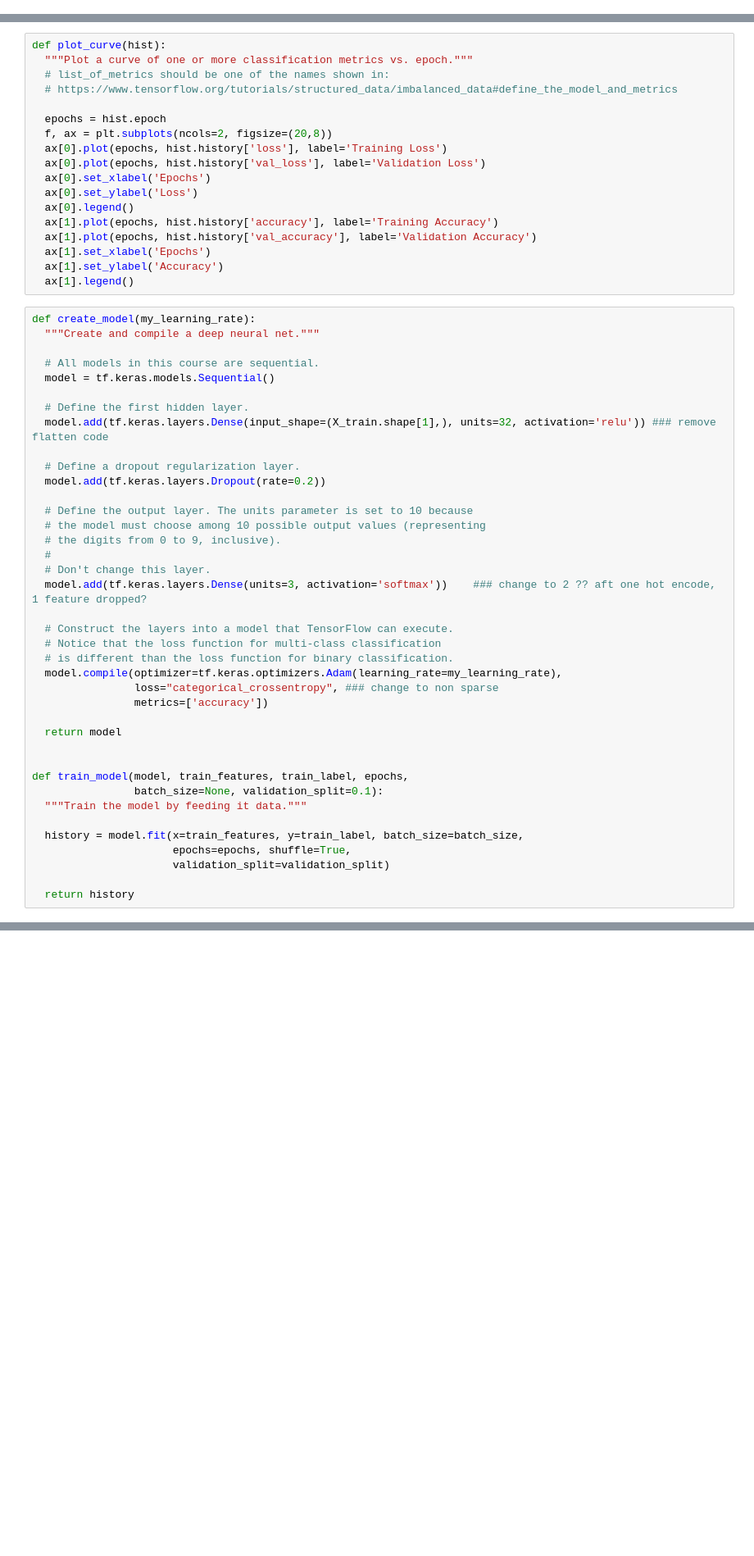
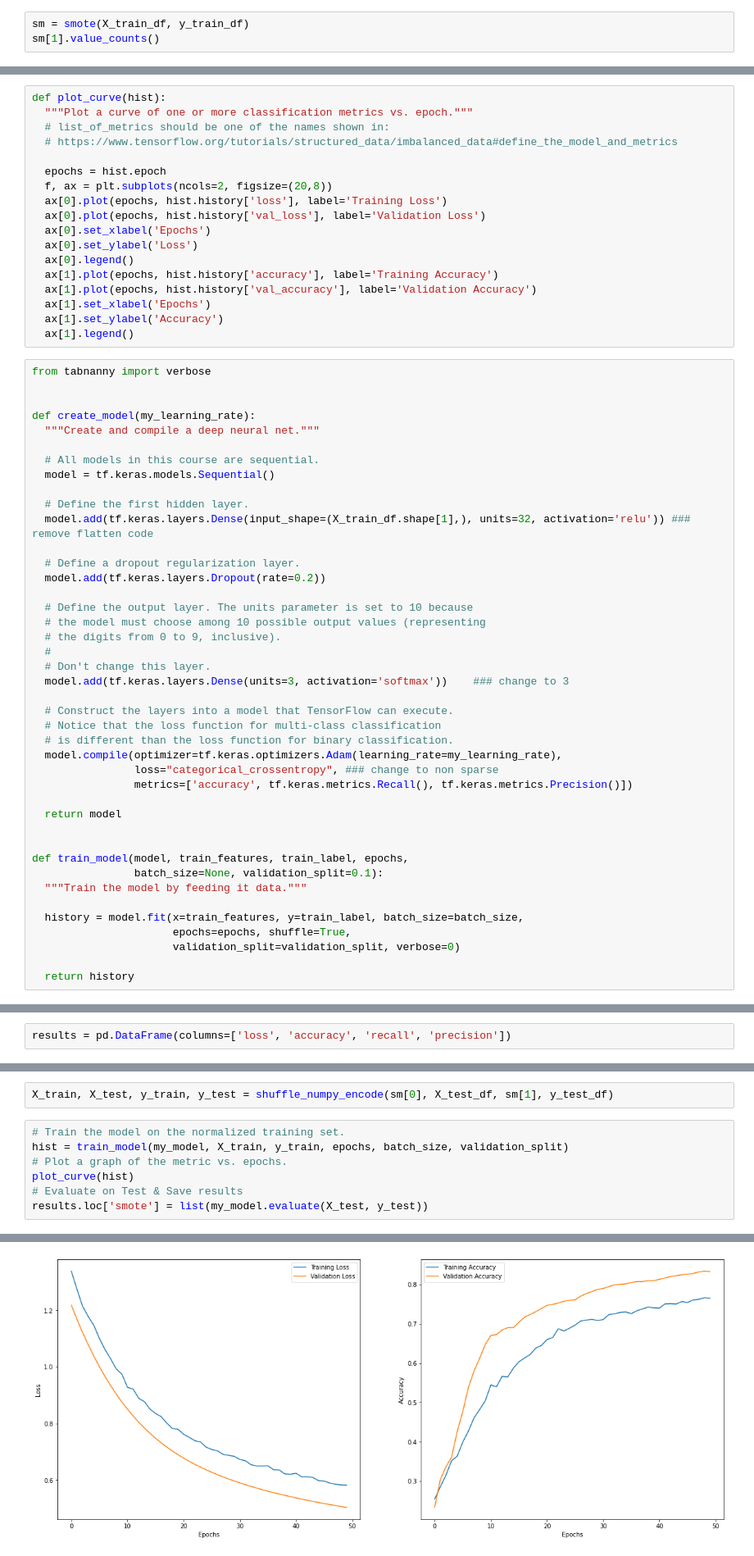
Before and after one commit to yeonatalie/bt4222-ml-sp500, a Jupyter notebook: nn.ipynb, the cells around one changed output, grey strips where cells are left out. Shown at 82% size. Cells and saved outputs as stored; diff of their text form; blank space fills up the shorter version.

```diff
--- a/nn.ipynb
+++ b/nn.ipynb
@@ -41,0 +67,3 @@ pd.DataFrame(y_train.reset_index()).groupby('decision').count()
+# %%
+sm = smote(X_train_df, y_train_df)
+sm[1].value_counts()
@@ -77,6 +135,9 @@ def plot_curve(hist):
   ax[1].set_ylabel('Accuracy')
   ax[1].legend()
 # %%
+from tabnanny import verbose
+
+
 def create_model(my_learning_rate):
   """Create and compile a deep neural net."""
 
@@ -84,7 +145,7 @@ def create_model(my_learning_rate):
   model = tf.keras.models.Sequential()
 
   # Define the first hidden layer.
-  model.add(tf.keras.layers.Dense(input_shape=(X_train.shape[1],), units=32, activation='relu')) ### remove flatten code
+  model.add(tf.keras.layers.Dense(input_shape=(X_train_df.shape[1],), units=32, activation='relu')) ### remove flatten code
 
   # Define a dropout regularization layer.
   model.add(tf.keras.layers.Dropout(rate=0.2))
@@ -94,14 +155,14 @@ def create_model(my_learning_rate):
   # the digits from 0 to 9, inclusive).
   #
   # Don't change this layer.
-  model.add(tf.keras.layers.Dense(units=3, activation='softmax'))    ### change to 2 ?? aft one hot encode, 1 feature dropped?
+  model.add(tf.keras.layers.Dense(units=3, activation='softmax'))    ### change to 3
 
   # Construct the layers into a model that TensorFlow can execute.
   # Notice that the loss function for multi-class classification
   # is different than the loss function for binary classification.
   model.compile(optimizer=tf.keras.optimizers.Adam(learning_rate=my_learning_rate),
                 loss="categorical_crossentropy", ### change to non sparse
-                metrics=['accuracy'])
+                metrics=['accuracy', tf.keras.metrics.Recall(), tf.keras.metrics.Precision()])
 
   return model
 
@@ -112,6 +173,6 @@ def train_model(model, train_features, train_label, epochs,
 
   history = model.fit(x=train_features, y=train_label, batch_size=batch_size,
                       epochs=epochs, shuffle=True,
-                      validation_split=validation_split)
+                      validation_split=validation_split, verbose=0)
 
   return history
@@ -159,0 +190,2 @@ dtype: float32
+# %%
+results = pd.DataFrame(columns=['loss', 'accuracy', 'recall', 'precision'])
@@ -159,0 +194,10 @@ dtype: float32
+# %%
+X_train, X_test, y_train, y_test = shuffle_numpy_encode(sm[0], X_test_df, sm[1], y_test_df)
+# %%
+# Train the model on the normalized training set.
+hist = train_model(my_model, X_train, y_train, epochs, batch_size, validation_split)
+# Plot a graph of the metric vs. epochs.
+plot_curve(hist)
+# Evaluate on Test & Save results
+results.loc['smote'] = list(my_model.evaluate(X_test, y_test))
+# %% [output]
@@ -159,0 +205 @@ dtype: float32
+[figure, added]
```
Also changed, not shown: parts of 28 cells of this notebook, 1 other file.
